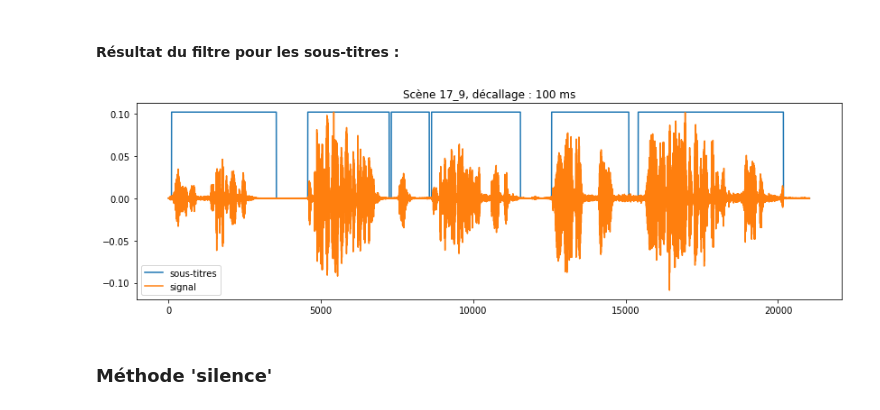
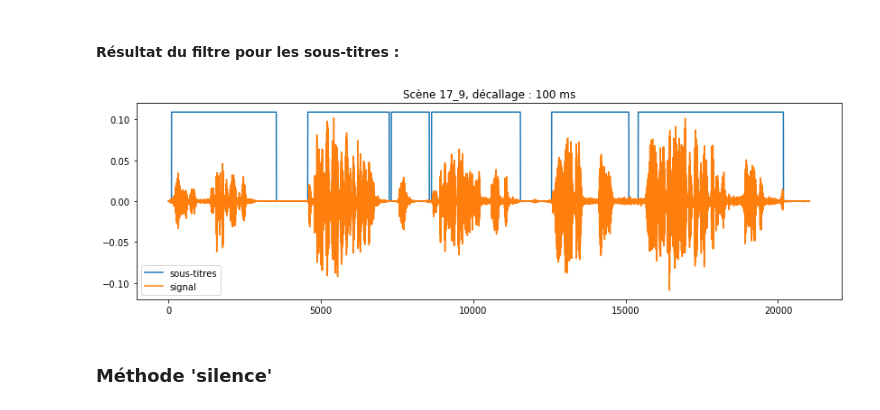
Before and after one commit to vincentnam/Project-Archean, a Jupyter notebook: ChallengeM2SID_2019.ipynb, the cells around one changed output. Drawn from its saved outputs; the diff is of its cells as text; code cells hidden in the pictures.

```diff
--- a/ChallengeM2SID_2019.ipynb
+++ b/ChallengeM2SID_2019.ipynb
@@ -1160,12 +1147,12 @@ filtre[decalage : decalage + len(subtitles)] = subtitles[0:len(song)]
 # %%
 plt.figure(figsize=(14,4))
 plt.title("Scène " + scene + ", décallage : " + str(decalage) + " ms")
-plt.plot(filtre * max(signal_rs), label="sous-titres")
+plt.plot(filtre * max(abs(signal_rs)), label="sous-titres")
 plt.plot(signal_rs, label='signal')
 plt.legend()
 plt.show()
 # %% [output]
-[figure, old version]
+[figure, new version]
 # %% [markdown]
 ### Méthode 'silence'
 # %%
```
Also changed, not shown: parts of 12 cells of this notebook.
